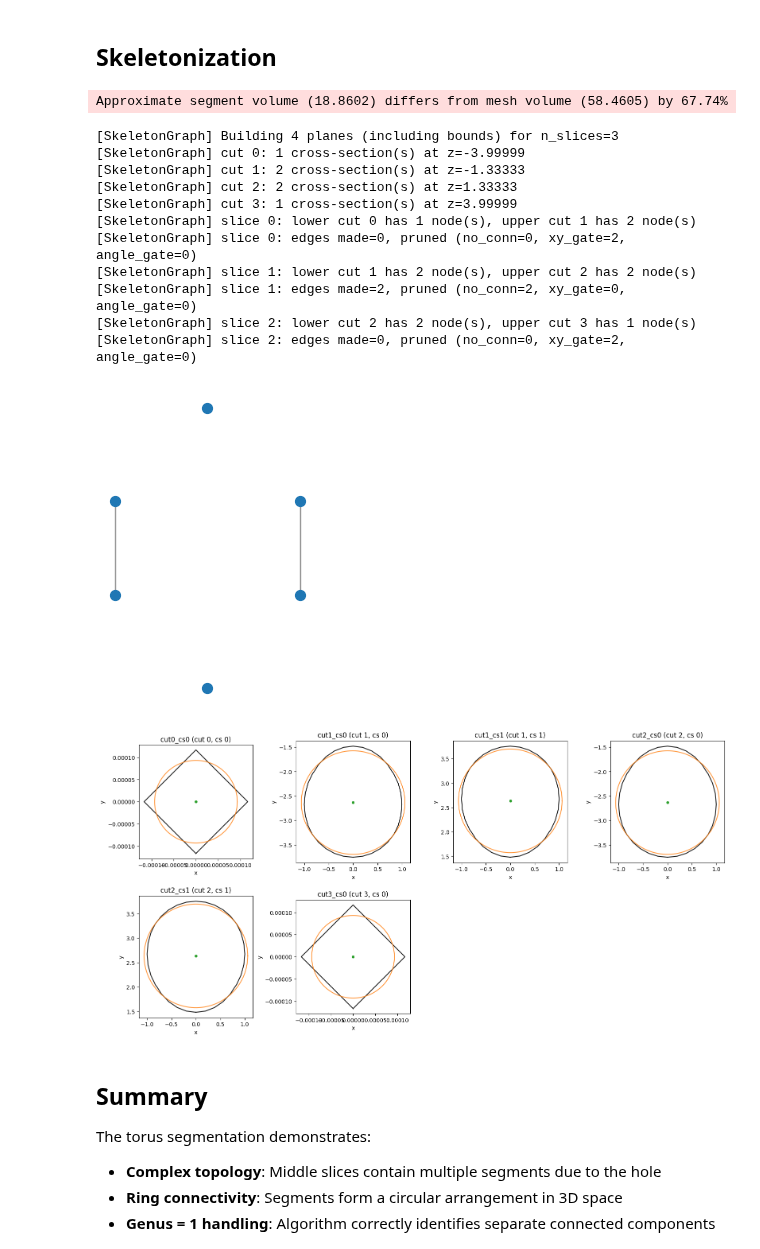
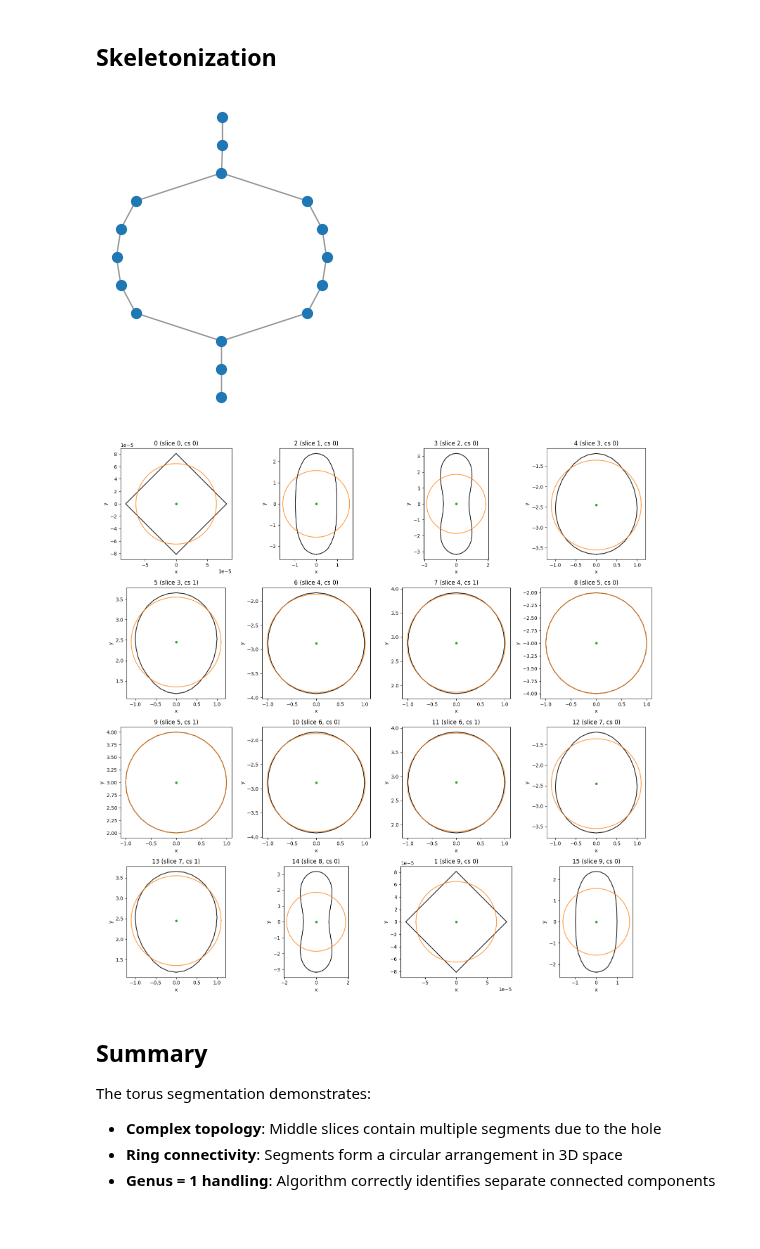
Before and after one commit to jmrfox/discos, a Jupyter notebook: notebooks/02b_torus_skeleton.ipynb, the cells around one changed output. Saved outputs shown, nothing was run; the diff lists cells and outputs as text; code cells hidden in the pictures; blank space fills up the shorter version.

```diff
--- a/notebooks/02b_torus_skeleton.ipynb
+++ b/notebooks/02b_torus_skeleton.ipynb
@@ -36,24 +36,12 @@ Torus properties:
 # %% [markdown]
 ## Skeletonization
 # %%
-G = skeletonize(torus, n_slices=3, verbose=True)
+G = skeletonize(torus, n_slices=10, verbose=True)
 G.draw(axis='y')
 G.plot_all_cross_sections();
 # %% [output]
-Approximate segment volume (18.8602) differs from mesh volume (58.4605) by 67.74%
-[SkeletonGraph] Building 4 planes (including bounds) for n_slices=3
-[SkeletonGraph] cut 0: 1 cross-section(s) at z=-3.99999
-[SkeletonGraph] cut 1: 2 cross-section(s) at z=-1.33333
-[SkeletonGraph] cut 2: 2 cross-section(s) at z=1.33333
-[SkeletonGraph] cut 3: 1 cross-section(s) at z=3.99999
-[SkeletonGraph] slice 0: lower cut 0 has 1 node(s), upper cut 1 has 2 node(s)
-[SkeletonGraph] slice 0: edges made=0, pruned (no_conn=0, xy_gate=2, angle_gate=0)
-[SkeletonGraph] slice 1: lower cut 1 has 2 node(s), upper cut 2 has 2 node(s)
-[SkeletonGraph] slice 1: edges made=2, pruned (no_conn=2, xy_gate=0, angle_gate=0)
-[SkeletonGraph] slice 2: lower cut 2 has 2 node(s), upper cut 3 has 1 node(s)
-[SkeletonGraph] slice 2: edges made=0, pruned (no_conn=0, xy_gate=2, angle_gate=0)
-[figure, old version]
+[figure, new version]
-[figure, old version]
+[figure, new version]
 # %% [markdown]
 ## Summary
 
```
Also changed, not shown: 2 other files.
